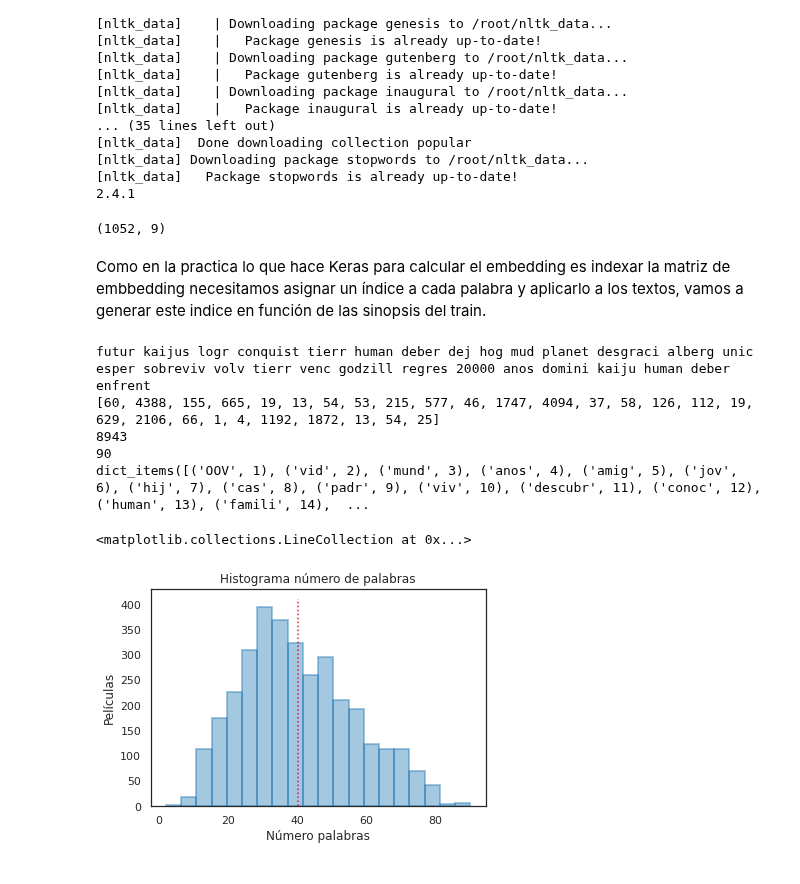
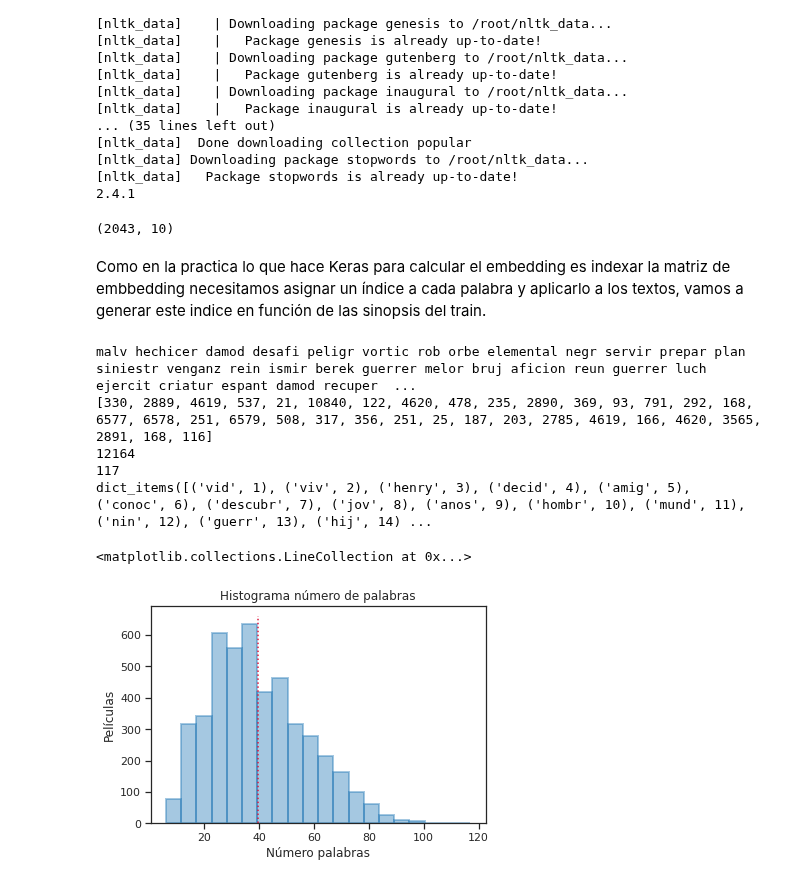
Before and after one commit to Jaimemorillo/ShouldIwatchThisMovie, a Jupyter notebook: Memoria_experiment3_2.ipynb, the cells around one changed output. Drawn from its saved outputs; the diff is of its cells as text; code cells hidden in the pictures.

```diff
--- a/Memoria_experiment3_2.ipynb
+++ b/Memoria_experiment3_2.ipynb
@@ -25,6 +29,7 @@ plt.style.use('seaborn-white')
 
 import seaborn as sns
 sns.set_style("white")
+sns.set_style("ticks")
 sns.set_context("notebook")
 
 import nltk
@@ -43,6 +48,8 @@ from sklearn.model_selection import train_test_split
 
 from tensorflow.keras.preprocessing.text import Tokenizer
 from tensorflow.keras.preprocessing.sequence import pad_sequences
+from tensorflow.keras.models import Sequential,Model
+from tensorflow.keras import layers
 # %% [output]
 [nltk_data] Downloading collection 'popular'
 [nltk_data]    |
@@ -67,11 +74,11 @@ df = pd.read_csv("gdrive/My Drive/TFG/overviews_final.csv", sep='#',encoding='ut
 df['text_array'] = df.overview.str.split(" ")
 df['n_words'] = df['text_array'].apply(lambda x: len(x))
 df = df.drop(columns=['text_array'])
-df = df[df['n_words']>15]
+#df = df[df['n_words']>15]
 
 df.shape
 # %% [output]
-(1052, 9)
+(2043, 10)
 # %%
 df['new_overviews'] = df['new_overviews'].progress_apply(lambda x: eval(x))
 # %%
@@ -132,10 +139,14 @@ df['new_overviews'] = df['new_overviews'].progress_apply(lambda x: [stem_sentenc
 X = df.drop(columns=['like'])
 y = df['like']
 
-X_train, X_test, y_train, y_test = train_test_split(X, y, test_size=0.2, stratify=y, random_state=1996)
+X_train, X_test, y_train, y_test = train_test_split(X, y, test_size=0.10, stratify=y, random_state=10)
+X_train, X_val, y_train, y_val = train_test_split(X_train, y_train, test_size=15/90, stratify=y_train, random_state=10)
 
 X_test = X_test['overview']
 y_test = y_test.values
+
+X_val = X_val['overview']
+y_val = y_val.values
 
 X_train_new = X_train['overview'].copy()
 y_train_new = y_train.copy()
@@ -145,10 +156,11 @@ for i in range(0, len(X_train)):
   X_train_new = X_train_new.append(new_series_X, ignore_index=True)
 
   y_value = y_train.iloc[i]
-  new_series_y = pd.Series([y_value, y_value, y_value])
+  new_series_y = pd.Series([y_value, y_value])
   y_train_new = y_train_new.append(new_series_y, ignore_index=True)
 
 y_train_new = y_train_new.values
+y_train = y_train_new
 # %%
 # Parameters
 num_words = 6000
@@ -158,12 +169,14 @@ Como en la practica lo que hace Keras para calcular el embedding es indexar la m
 # %%
 # https://keras.io/api/preprocessing/text/
 
-tokenizer = Tokenizer(num_words=num_words, oov_token='OOV') # Mark non vocabulary words with index 1
+#tokenizer = Tokenizer(num_words=num_words, oov_token='OOV') # Mark non vocabulary words with index 1
+tokenizer = Tokenizer()
 tokenizer.fit_on_texts(X_train_new)
 print(X_train_new[0])
 
 X_train = tokenizer.texts_to_sequences(X_train_new)
 X_test = tokenizer.texts_to_sequences(X_test)
+X_val = tokenizer.texts_to_sequences(X_val)
 
 vocab_size = len(tokenizer.word_index) + 1 # Adding 1 because of reserved 0 index for future padding
 
@@ -175,25 +188,25 @@ print(len(max(X_train, key=len)))
 
 print(tokenizer.word_index.items())
 # %% [output]
-futur kaijus logr conquist tierr human deber dej hog mud planet desgraci alberg unic esper sobreviv volv tierr venc godzill regres 20000 anos domini kaiju human deber enfrent
-[60, 4388, 155, 665, 19, 13, 54, 53, 215, 577, 46, 1747, 4094, 37, 58, 126, 112, 19, 629, 2106, 66, 1, 4, 1192, 1872, 13, 54, 25]
-8943
-90
-dict_items([('OOV', 1), ('vid', 2), ('mund', 3), ('anos', 4), ('amig', 5), ('jov', 6), ('hij', 7), ('cas', 8), ('padr', 9), ('viv', 10), ('descubr', 11), ('conoc', 12), ('human', 13), ('famili', 14),  ...
+malv hechicer damod desafi peligr vortic rob orbe elemental negr servir prepar plan siniestr venganz rein ismir berek guerrer melor bruj aficion reun guerrer luch ejercit criatur espant damod recuper  ...
+[330, 2889, 4619, 537, 21, 10840, 122, 4620, 478, 235, 2890, 369, 93, 791, 292, 168, 6577, 6578, 251, 6579, 508, 317, 356, 251, 25, 187, 203, 2785, 4619, 166, 4620, 3565, 2891, 168, 116]
+12164
+117
+dict_items([('vid', 1), ('viv', 2), ('henry', 3), ('decid', 4), ('amig', 5), ('conoc', 6), ('descubr', 7), ('jov', 8), ('anos', 9), ('hombr', 10), ('mund', 11), ('nin', 12), ('guerr', 13), ('hij', 14) ...
 # %%
 n_words_train = np.array([len(i) for i in X_train])
 
 # seaborn histogram
 sns.distplot(n_words_train, hist=True, kde=False,
              bins=20,
              hist_kws={'edgecolor':'tab:blue', 'linewidth': 2})
 # Add labels
 plt.title('Histograma número de palabras')
 plt.xlabel('Número palabras')
 plt.ylabel('Películas')
 
 mean = n_words_train.mean()
-plt.vlines(mean, 0, 410, color='crimson', ls=':')
+plt.vlines(mean, 0, 660, color='crimson', ls=':')
 # %% [output]
 <matplotlib.collections.LineCollection at 0x...>
-[figure, old version]
+[figure, new version]
```
Also changed, not shown: parts of 27 cells of this notebook.
